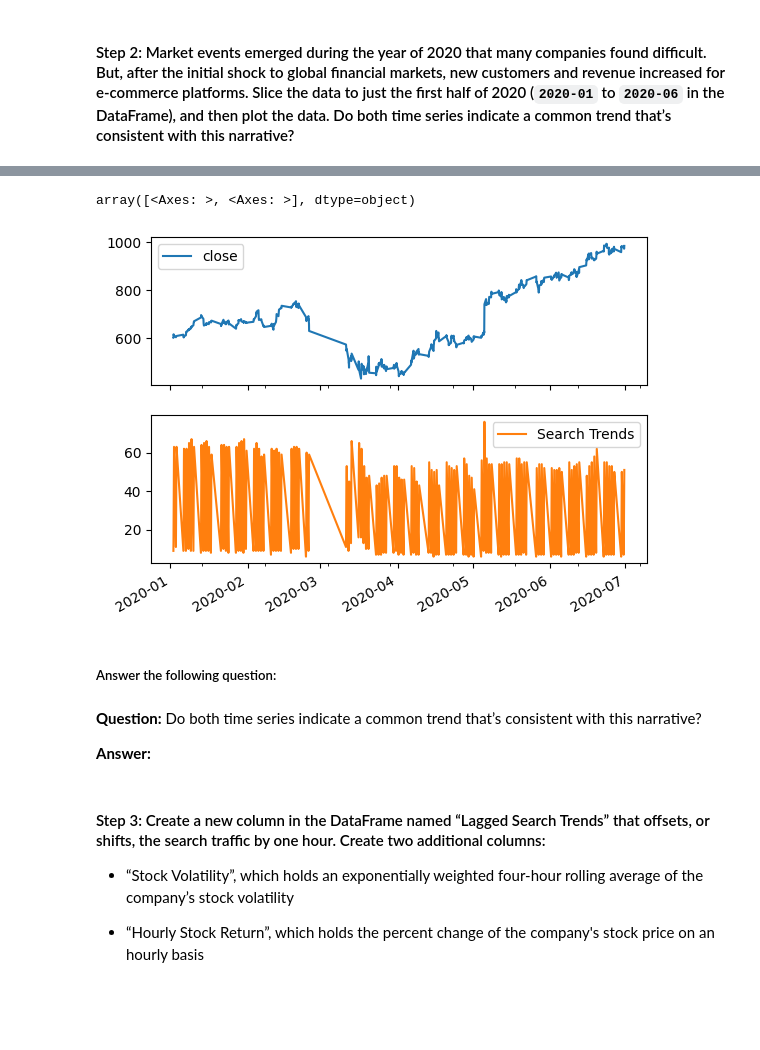
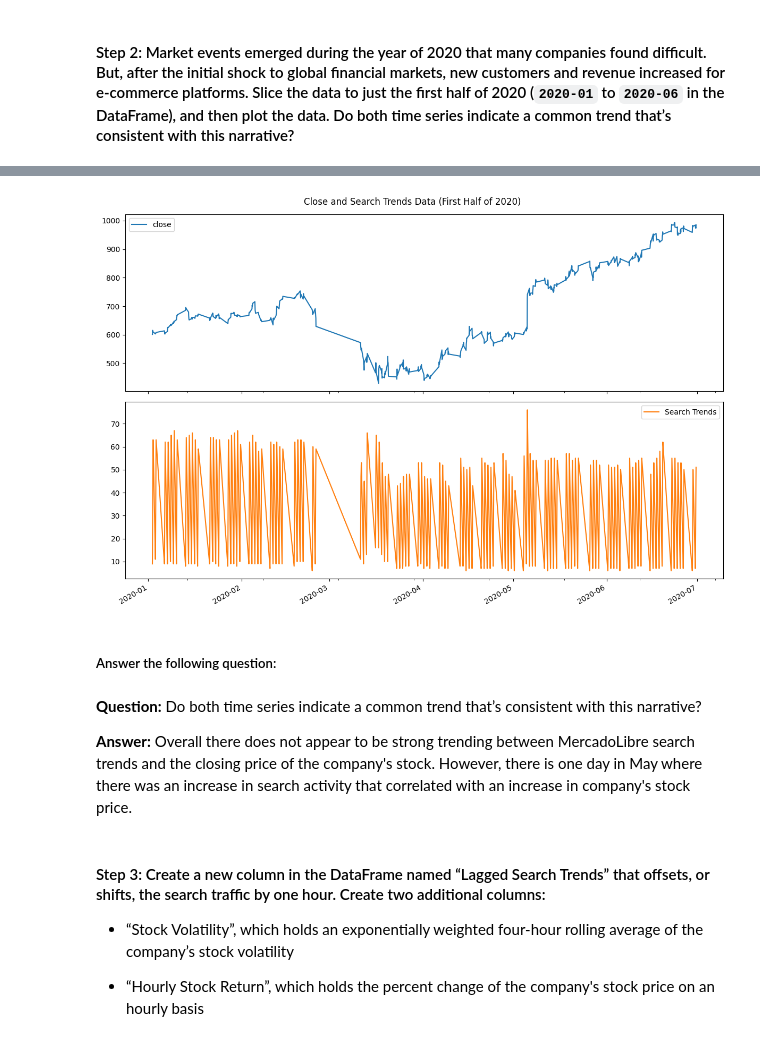
Before and after one commit to chadlbradford/prophet-challenge, a Jupyter notebook: forecasting_net_prophet.ipynb, the cells around one changed output, grey strips where cells are left out. Drawn from its saved outputs; the diff is of its cells as text; code cells hidden in the pictures; blank space fills up the shorter version.

```diff
--- a/forecasting_net_prophet.ipynb
+++ b/forecasting_net_prophet.ipynb
@@ -353,7 +362,12 @@ display(df_mercado_stock.tail())
 # %%
 # Concatenate the df_mercado_stock DataFrame with the df_mercado_trends DataFrame
 # Concatenate the DataFrame by columns (axis=1), and drop and rows with only one column of data
+df_combined = pd.concat([df_mercado_stock, df_mercado_trends], axis=1)
 
+# Drop rows where data exists in only one of the DataFrames
+df_combined = df_combined.dropna(how='any')
 
 # View the first and last five rows of the DataFrame
+print(df_combined.head())
+print(df_combined.tail())
 # %% [output]
@@ -373,7 +387,10 @@ display(df_mercado_stock.tail())
 #### Step 2: Market events emerged during the year of 2020 that many companies found difficult. But, after the initial shock to global financial markets, new customers and revenue increased for e-commerce platforms. Slice the data to just the first half of 2020 (`2020-01` to `2020-06` in the DataFrame), and then plot the data. Do both time series indicate a common trend that’s consistent with this narrative?
 # %%
 # For the combined dataframe, slice to just the first half of 2020 (2020-01 through 2020-06)
+df_first_half_2020 = df_combined.loc['2020-01':'2020-06']
 
 
 # View the first and last five rows of first_half_2020 DataFrame
+print(df_first_half_2020.head())
+print(df_first_half_2020.tail())
 # %% [output]
@@ -392,16 +409,24 @@ display(df_mercado_stock.tail())
 # %%
 # Visualize the close and Search Trends data
 # Plot each column on a separate axes using the following syntax
 # `plot(subplots=True)`
+df_first_half_2020[['close', 'Search Trends']].plot(
+    subplots=True,  # Plot each column on a separate subplot
+    figsize=(12, 8),  # Set the figure size
+    title="Close and Search Trends Data (First Half of 2020)"
+)
+
+# Show the plots
+plt.tight_layout()  # Adjust layout to avoid overlap
+plt.show()
 # %% [output]
-array([<Axes: >, <Axes: >], dtype=object)
-[figure, old version]
+[figure, new version]
 # %% [markdown]
 ##### Answer the following question:
-# %% [markdown]
-**Question:** Do both time series indicate a common trend that’s consistent with this narrative?
-
-**Answer:**
+# %% [markdown]
+**Question:** Do both time series indicate a common trend that’s consistent with this narrative?
+
+**Answer:** Overall there does not appear to be strong trending between MercadoLibre search trends and the closing price of the company's stock.  However, there is one day in May where there was an increase in search activity that correlated with an increase in company's stock price.
 # %% [markdown]
 #### Step 3: Create a new column in the DataFrame named “Lagged Search Trends” that offsets, or shifts, the search traffic by one hour. Create two additional columns:
 
```
Also changed, not shown: parts of 11 cells of this notebook.
